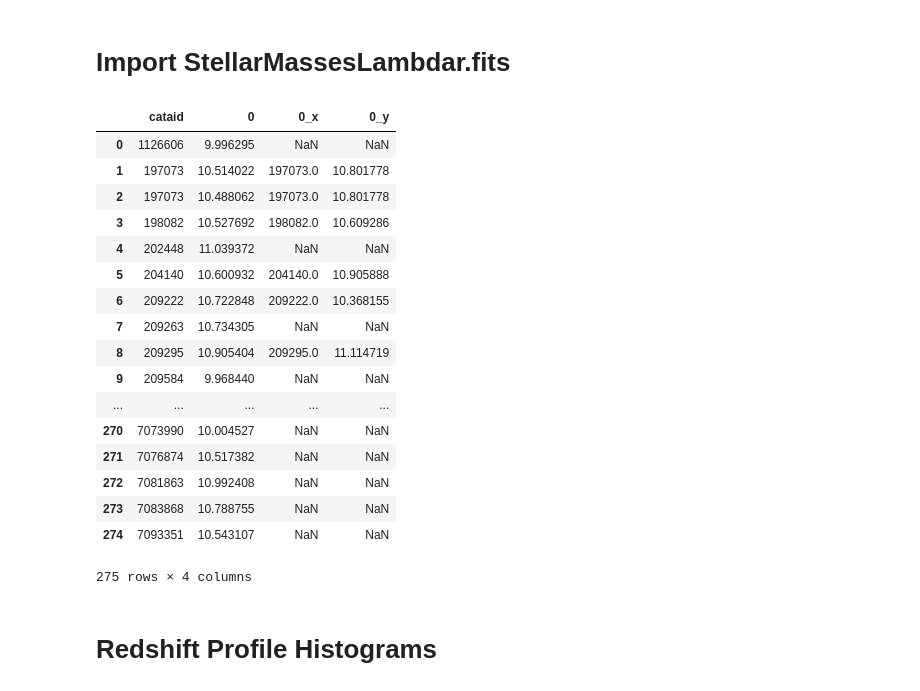
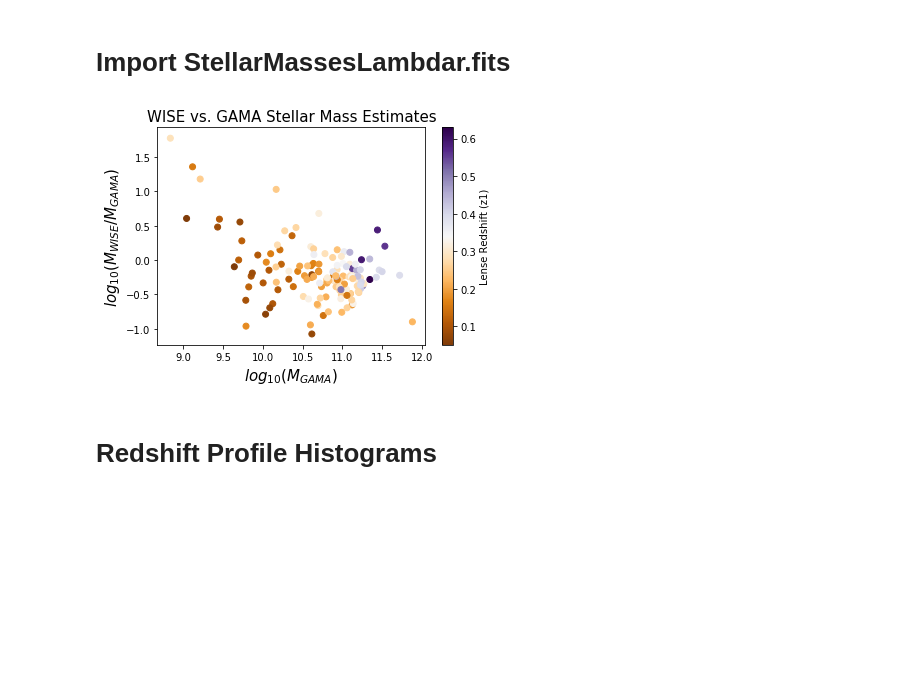
Before and after one commit to beckysteele/python_playground, a Jupyter notebook: strong_lensing_research/Research Plots (Becky).ipynb, the cells around one changed output. Saved outputs shown, nothing was run; the diff lists cells and outputs as text; code cells hidden in the pictures; blank space fills up the shorter version.

Commit message:
Added a few more plots, cleaned up code, made more comments

```diff
--- a/strong_lensing_research/Research Plots (Becky).ipynb
+++ b/strong_lensing_research/Research Plots (Becky).ipynb
@@ -296,36 +300,37 @@ SFR_elg_elg_pairs = 10**((a_3[0])*np.log10(lumdens_elg_elg_pairs)-a_3[1])
 # %% [markdown]
 # Import StellarMassesLambdar.fits
-# %%
-hdul = fits.open('data/StellarMassesLambdar.fits')
-gamadata = hdul[1].data
-gamacataid = pd.DataFrame(np.array(gamadata["cataid"]).byteswap().newbyteorder())
-gamalogMstar = pd.DataFrame(np.array(gamadata["logmstar"]).byteswap().newbyteorder())
-gamamergeddata=pd.merge(gamacataid,gamalogMstar, left_index=True, right_index=True)
-#print(list(gamamergeddata))
-#gamamergeddata.to_csv('gama_stellar_masses.csv')
-
-#Merge my logMstar with GAMA logMstar
-merged_data_logMstar = pd.merge(newdf, gamamergeddata, how = 'left', left_on = 'cataid', right_on = '0_x')
-merged_data_logMstar
-# %% [output]
-|  | cataid | 0 | 0_x | 0_y |
-| 0 | 1126606 | 9.996295 | NaN | NaN |
-| 1 | 197073 | 10.514022 | 197073.0 | 10.801778 |
-| 2 | 197073 | 10.488062 | 197073.0 | 10.801778 |
-| 3 | 198082 | 10.527692 | 198082.0 | 10.609286 |
-| 4 | 202448 | 11.039372 | NaN | NaN |
-| 5 | 204140 | 10.600932 | 204140.0 | 10.905888 |
-| 6 | 209222 | 10.722848 | 209222.0 | 10.368155 |
-| 7 | 209263 | 10.734305 | NaN | NaN |
-| 8 | 209295 | 10.905404 | 209295.0 | 11.114719 |
-| 9 | 209584 | 9.968440 | NaN | NaN |
-| ... | ... | ... | ... | ... |
-| 270 | 7073990 | 10.004527 | NaN | NaN |
-| 271 | 7076874 | 10.517382 | NaN | NaN |
-| 272 | 7081863 | 10.992408 | NaN | NaN |
-| 273 | 7083868 | 10.788755 | NaN | NaN |
-| 274 | 7093351 | 10.543107 | NaN | NaN |
-275 rows × 4 columns
+# %%
+#--------------------------------------------------------------
+# Import stellar masses from GAMA DR3 StellarMassesLambdar.fits
+#--------------------------------------------------------------
+hdul = fits.open('data/StellarMassesLambdar.fits')
+gama_data = hdul[1].data
+
+# Had to do this for FITS --> DataFrame conversion
+gama_cataid = pd.DataFrame(np.array(gama_data["cataid"]).byteswap().newbyteorder())
+gama_logMstar = pd.DataFrame(np.array(gama_data["logmstar"]).byteswap().newbyteorder())
+
+# Data management
+gama_merged_data=pd.merge(gama_cataid,gama_logMstar, left_index=True, right_index=True)
+gama_merged_data["0_x"] = gamamergeddata["0_x"].astype(int) #Had to typecast to int
+gama_merged_data.iscopy = False #avoids active override error
+merged_data_logMstar = pd.merge(wise_data_final, gama_merged_data, how = 'left', left_on = 'cataid', right_on = '0_x')
+gama_data_final = merged_data_logMstar.rename(columns={'cataid':'cataidWISE','0_x':'cataidGAMA','0_y':'logMstarGAMA'})
+
+# Calculate WISE logMstar - GAMA logMstar
+diffMstar = merged_data_logMstar.logMstarWISE-gama_data_final.logMstarGAMA
+
+#------------------------------------------------------
+# Plot the results
+#------------------------------------------------------
+p = plt.title("WISE vs. GAMA Stellar Mass Estimates",fontsize=15)
+p = plt.scatter(final_data.logMstarGAMA,diffMstar,c=z1_all_pairs, cmap=cm.PuOr)
+p = plt.cbar = plt.colorbar(p, shrink=1, orientation='vertical') #, anchor=(0,1.5))
+p = plt.cbar.set_label('Lense Redshift (z1)', fontsize=10)
+p = plt.ylabel(r'$log_{10}(M_{WISE}/M_{GAMA})$', fontsize=15)
+p = plt.xlabel(r'$log_{10}(M_{GAMA})$', fontsize=15)
+# %% [output]
+[figure, added]
 # %% [markdown]
 # Redshift Profile Histograms
 # %%
```
Also changed, not shown: parts of 3 cells of this notebook, 1 other file.
